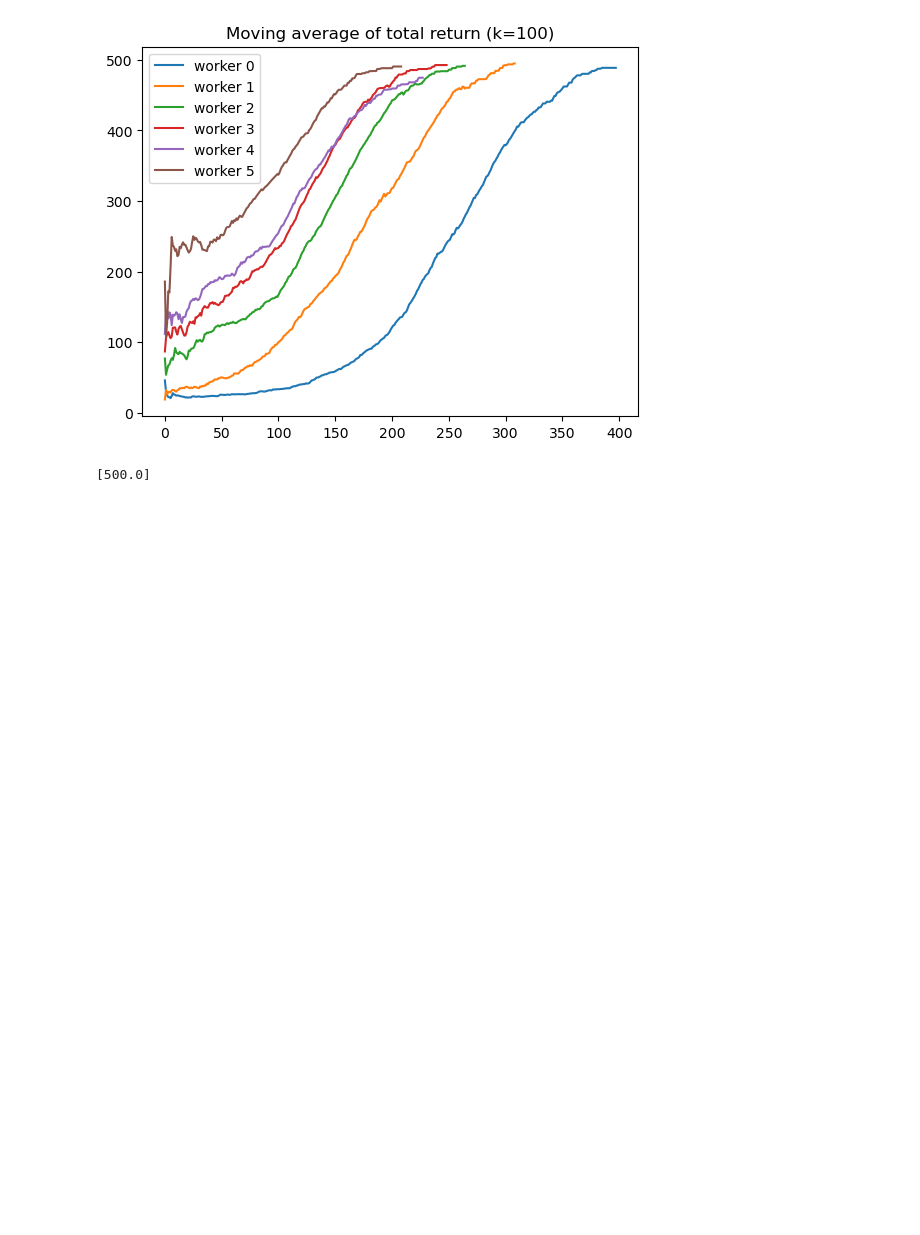
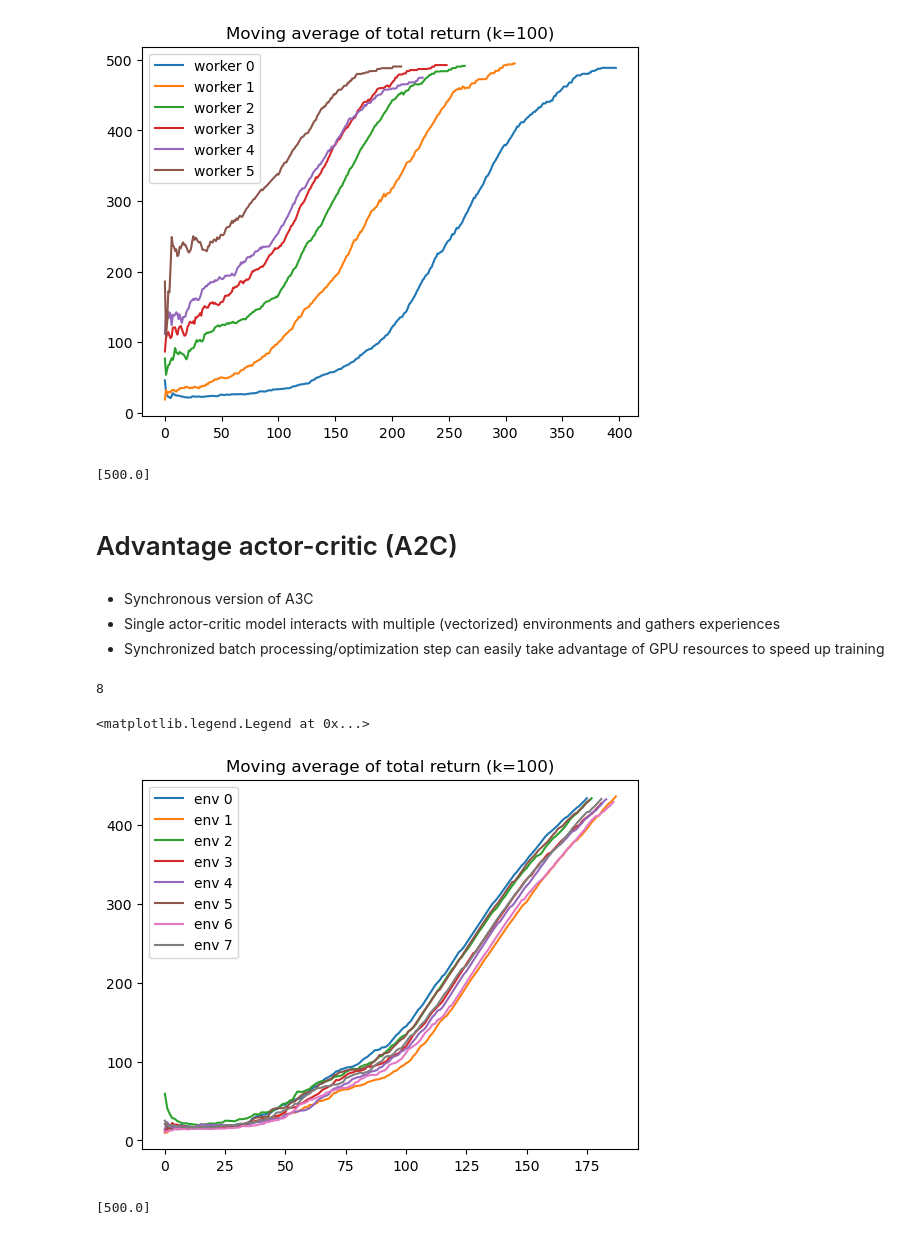
Before and after one commit to jimtoledo/reinforcement-learning, a Jupyter notebook: a3c.ipynb, the cells around one changed output. Saved outputs shown, nothing was run; the diff lists cells and outputs as text; code cells hidden in the pictures; blank space fills up the shorter version.

```diff
--- a/a3c.ipynb
+++ b/a3c.ipynb
@@ -239,3 +145,51 @@ run_discrete_policy_model(env, res['best_model'], num_episodes=1, stochastic=Tru
 [500.0]
 # %%
 env.close()
+# %% [markdown]
+# Advantage actor-critic (A2C)
+# %% [markdown]
+- Synchronous version of A3C
+- Single actor-critic model interacts with multiple (vectorized) environments and gathers experiences
+- Synchronized batch processing/optimization step can easily take advantage of GPU resources to speed up training
+# %%
+import pickle
+from a2c import FCAC
+res = {}
+with open('a2c.results', 'rb') as file:
+    res = pickle.load(file)
+# %%
+len(res['episode_returns'])
+# %% [output]
+8
+# %%
+episode_returns = res['episode_returns']
+for rank, returns in enumerate(episode_returns):
+    plt.plot(range(len(returns)), [np.mean(returns[max(0,x-100):x+1]) for x in range(len(returns))], label=f'env {rank}')
+plt.title('Moving average of total return (k=100)')
+plt.legend()
+# %% [output]
+<matplotlib.legend.Legend at 0x...>
+[figure, added]
+# %%
+def run_discrete_policy_model(env, model, gamma=1.0, num_episodes=1, stochastic=True):
+    ep_returns = []
+    for _ in range(num_episodes):
+        ep_return = 0
+        state = env.reset()[0]
+        for t in count():
+            if stochastic:
+                action = model.select_action(state)[0].item()
+            else:
+                action = model(state)[0].detach().max(0).indices.view(1, 1).item()
+            next_state, reward, terminated, truncated, _ = env.step(action)
+            ep_return += reward * gamma**t
+            state = next_state
+            if terminated or truncated:
+                ep_returns.append(ep_return)
+                break
+    return ep_returns
+
+env = gym.make('CartPole-v1', render_mode='human')
+run_discrete_policy_model(env, res['best_model'], num_episodes=1, stochastic=True)
+# %% [output]
+[500.0]
```
Also changed, not shown: parts of 5 cells of this notebook, 2 other files.
